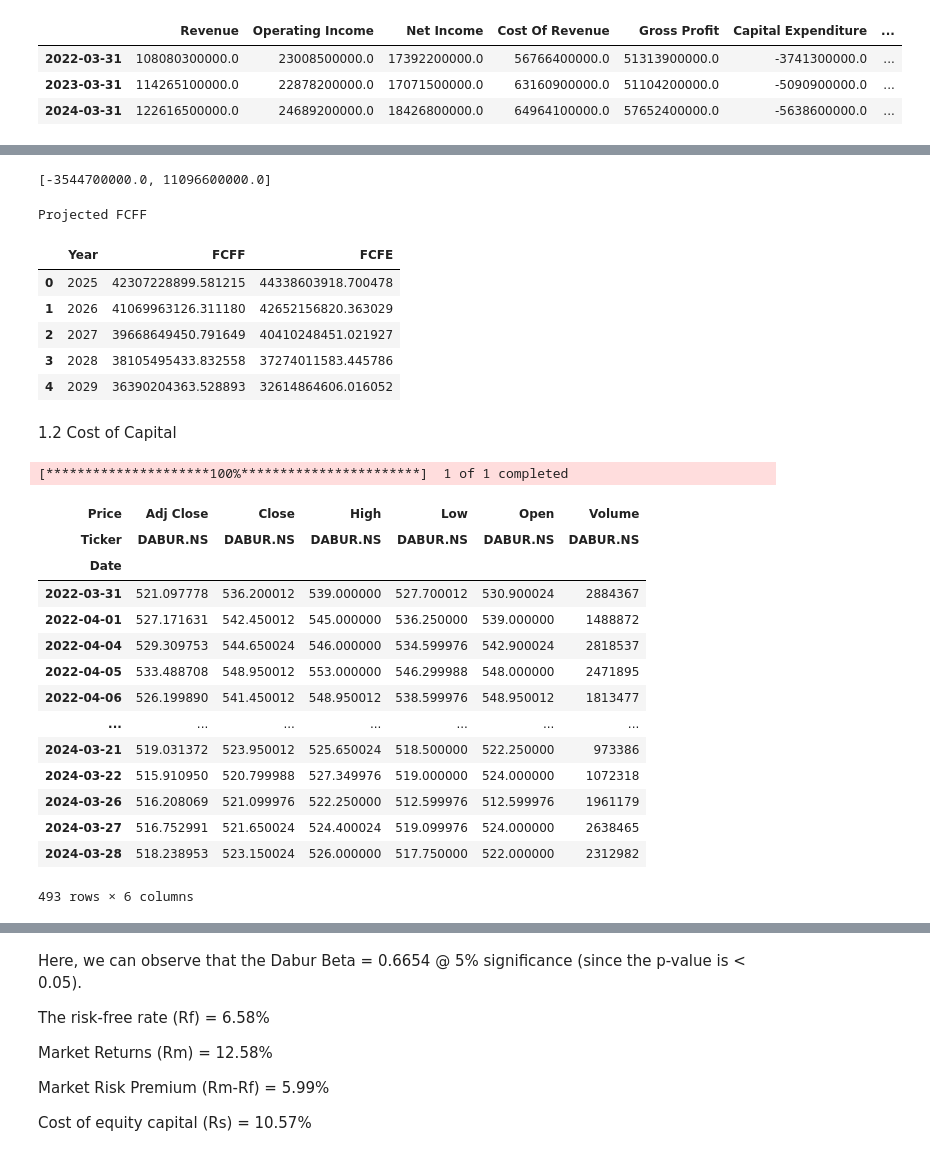
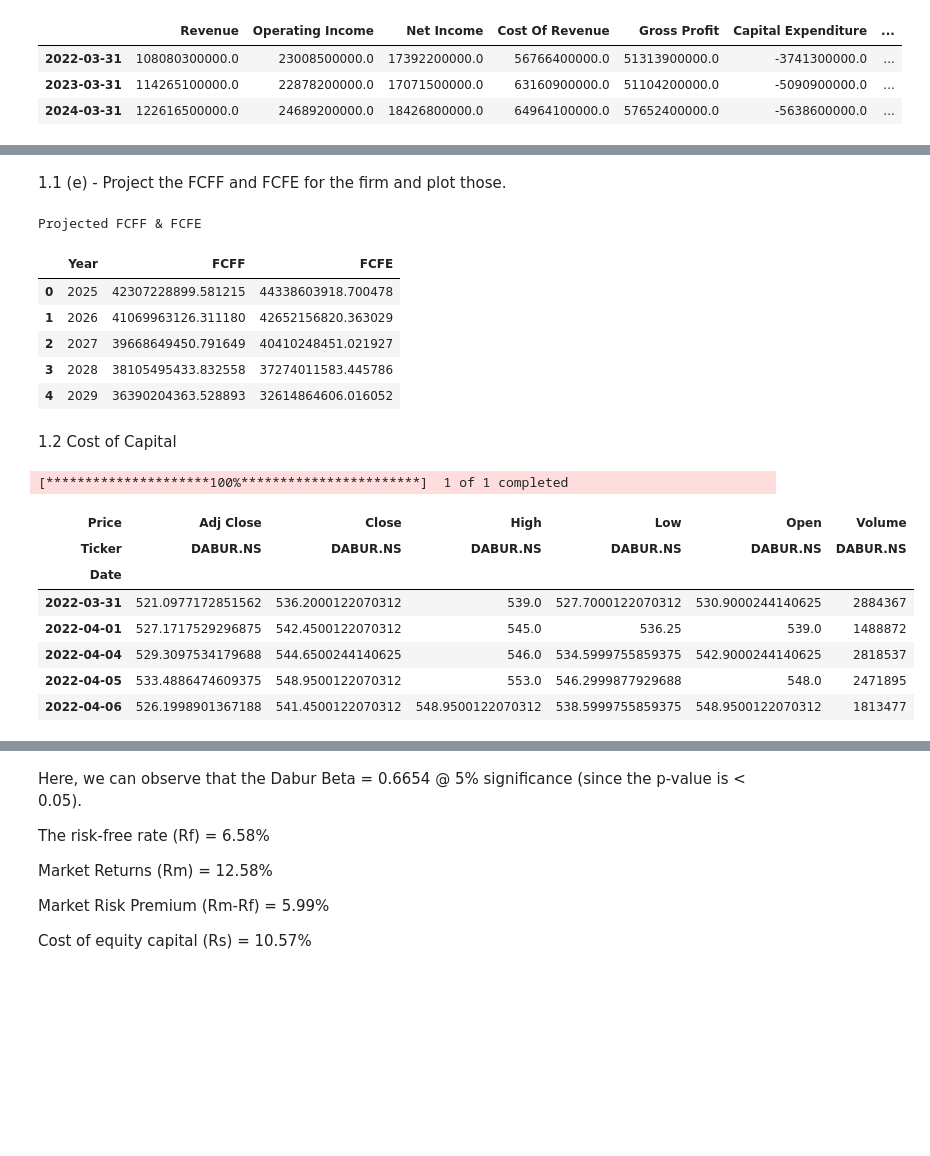
Before and after one commit to khushbhuta/BAV-Assignment, a Jupyter notebook: BAV_Assignment_Dabur.ipynb, the cells around one changed output, grey strips where cells are left out. Drawn from its saved outputs; the diff is of its cells as text; code cells hidden in the pictures; blank space fills up the shorter version.

```diff
--- a/BAV_Assignment_Dabur.ipynb
+++ b/BAV_Assignment_Dabur.ipynb
@@ -261,3 +292,5 @@ projected_values_df
+# %% [markdown]
+1.1 (e) - Project the FCFF and FCFE for the firm and plot those.
 # %%
 # With respect to industry standards, we will consider tax rate as 25 %
 tax_rate = 0.25
@@ -271,7 +304,6 @@ change_in_nwc = []
 for i in range(len(nwc_values) - 1):
     change = nwc_values[i + 1] - nwc_values[i]
     change_in_nwc.append(change)
-display(change_in_nwc)
 growth_nwc = (change_in_nwc[1] - change_in_nwc[0]) / change_in_nwc[0]
 projected_delta_nwc = []
 
@@ -314,10 +346,9 @@ fcff_data = {
 
 fcff_df = pd.DataFrame(fcff_data)
 
-display(fcff_df.style.set_caption('Projected FCFF'))
+display(fcff_df.style.set_caption('Projected FCFF & FCFE'))
 # %% [output]
-[-3544700000.0, 11096600000.0]
+Projected FCFF & FCFE
-Projected FCFF
 |  | Year | FCFF | FCFE |
 | 0 | 2025 | 42307228899.581215 | 44338603918.700478 |
 | 1 | 2026 | 41069963126.311180 | 42652156820.363029 |
@@ -329,24 +360,17 @@ Projected FCFF
 # %%
 # Downloading stock prices for the security monthly data last 3 years
 dabur_df = yf.download(ticker,start='2022-03-31',end='2024-03-31',auto_adjust=False)
-dabur_df
+dabur_df.head()
 # %% [output]
 [*********************100%***********************]  1 of 1 completed
 | Price | Adj Close | Close | High | Low | Open | Volume |
 | Ticker | DABUR.NS | DABUR.NS | DABUR.NS | DABUR.NS | DABUR.NS | DABUR.NS |
 | Date |  |  |  |  |  |  |
-| 2022-03-31 | 521.097778 | 536.200012 | 539.000000 | 527.700012 | 530.900024 | 2884367 |
-| 2022-04-01 | 527.171631 | 542.450012 | 545.000000 | 536.250000 | 539.000000 | 1488872 |
-| 2022-04-04 | 529.309753 | 544.650024 | 546.000000 | 534.599976 | 542.900024 | 2818537 |
-| 2022-04-05 | 533.488708 | 548.950012 | 553.000000 | 546.299988 | 548.000000 | 2471895 |
-| 2022-04-06 | 526.199890 | 541.450012 | 548.950012 | 538.599976 | 548.950012 | 1813477 |
-| ... | ... | ... | ... | ... | ... | ... |
-| 2024-03-21 | 519.031372 | 523.950012 | 525.650024 | 518.500000 | 522.250000 | 973386 |
-| 2024-03-22 | 515.910950 | 520.799988 | 527.349976 | 519.000000 | 524.000000 | 1072318 |
-| 2024-03-26 | 516.208069 | 521.099976 | 522.250000 | 512.599976 | 512.599976 | 1961179 |
-| 2024-03-27 | 516.752991 | 521.650024 | 524.400024 | 519.099976 | 524.000000 | 2638465 |
-| 2024-03-28 | 518.238953 | 523.150024 | 526.000000 | 517.750000 | 522.000000 | 2312982 |
+| 2022-03-31 | 521.0977172851562 | 536.2000122070312 | 539.0 | 527.7000122070312 | 530.9000244140625 | 2884367 |
+| 2022-04-01 | 527.1717529296875 | 542.4500122070312 | 545.0 | 536.25 | 539.0 | 1488872 |
+| 2022-04-04 | 529.3097534179688 | 544.6500244140625 | 546.0 | 534.5999755859375 | 542.9000244140625 | 2818537 |
+| 2022-04-05 | 533.4886474609375 | 548.9500122070312 | 553.0 | 546.2999877929688 | 548.0 | 2471895 |
+| 2022-04-06 | 526.1998901367188 | 541.4500122070312 | 548.9500122070312 | 538.5999755859375 | 548.9500122070312 | 1813477 |
-493 rows × 6 columns
 # %%
 # Downloading Market index closing prices
 nifty_df = yf.download('^NSEI',start='2022-03-31',end='2024-03-31',auto_adjust=False)
```
Also changed, not shown: parts of 47 cells of this notebook.
